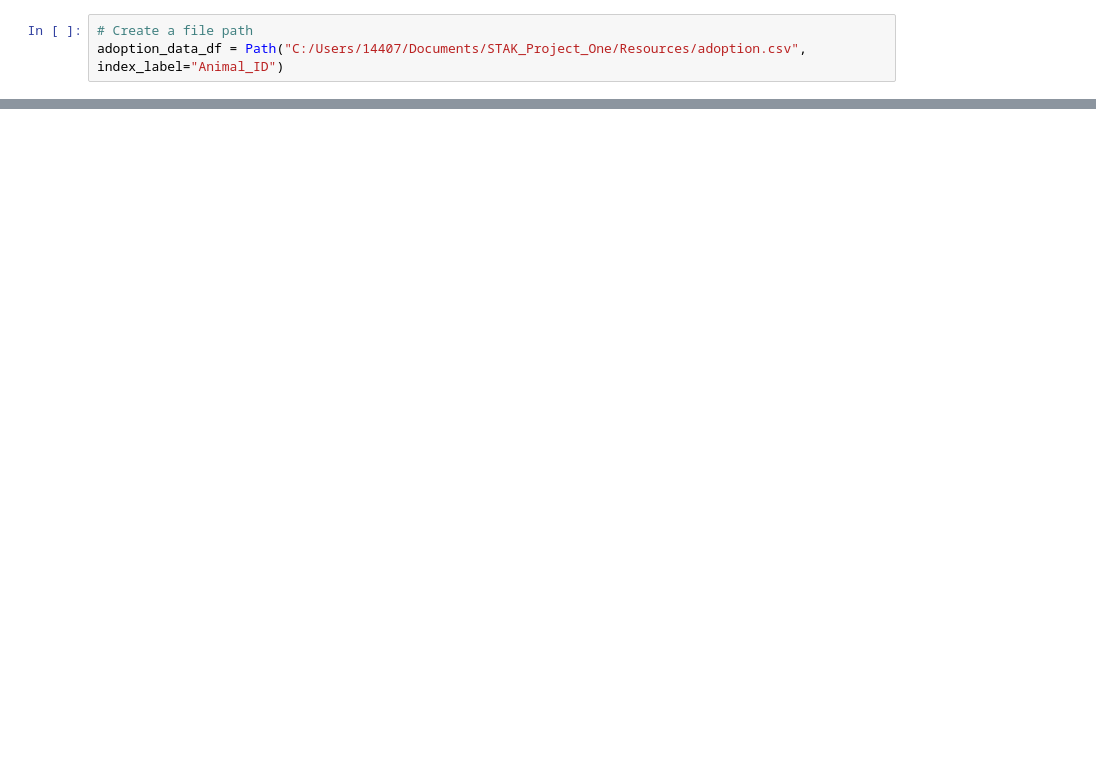
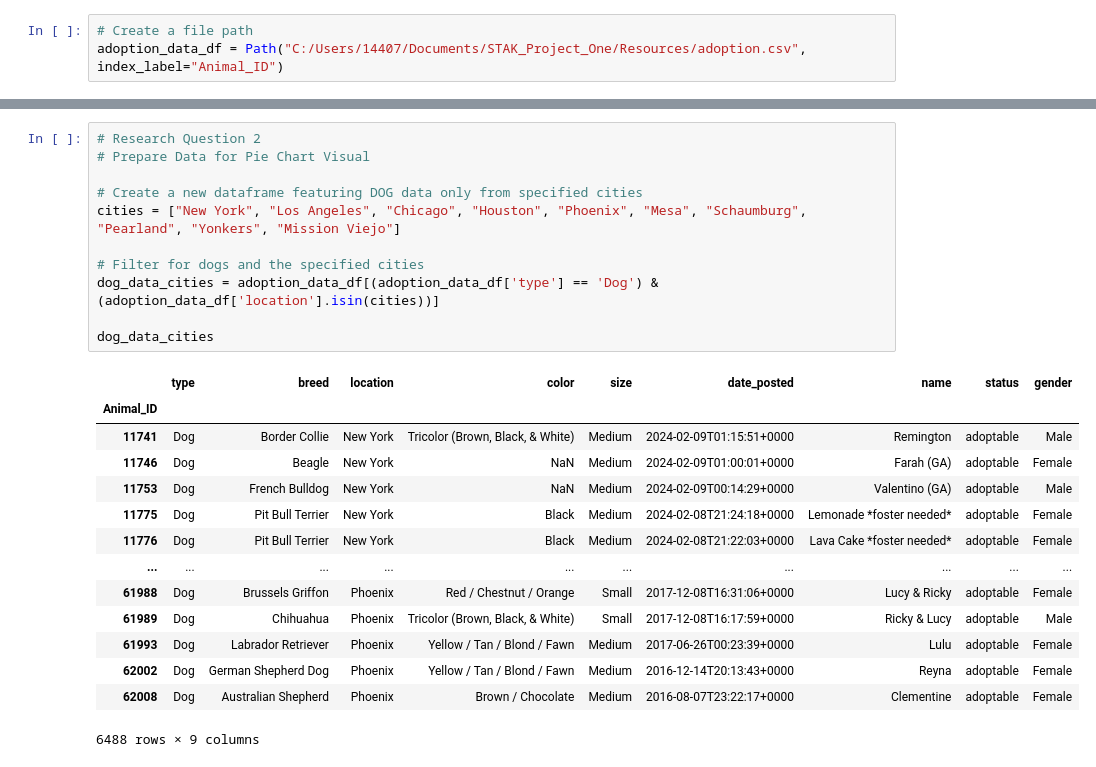
Before and after one commit to tfuenz/STAK_Project_One, a Jupyter notebook: Main_Adoption.ipynb, the cells around one changed output, grey strips where cells are left out. Cells and saved outputs as stored; diff of their text form; blank space fills up the shorter version.

```diff
--- a/Main_Adoption.ipynb
+++ b/Main_Adoption.ipynb
@@ -97,0 +482,26 @@ adoption_data_df.head()
+# %%
+# Research Question 2
+# Prepare Data for Pie Chart Visual
+
+# Create a new dataframe featuring DOG data only from specified cities
+cities = ["New York", "Los Angeles", "Chicago", "Houston", "Phoenix", "Mesa", "Schaumburg", "Pearland", "Yonkers", "Mission Viejo"]
+
+# Filter for dogs and the specified cities
+dog_data_cities = adoption_data_df[(adoption_data_df['type'] == 'Dog') & (adoption_data_df['location'].isin(cities))]
+
+dog_data_cities
+# %% [output]
+|  | type | breed | location | color | size | date_posted | name | status | gender |
+| Animal_ID |  |  |  |  |  |  |  |  |  |
+| 11741 | Dog | Border Collie | New York | Tricolor (Brown, Black, & White) | Medium | 2024-02-09T01:15:51+0000 | Remington | adoptable | Male |
+| 11746 | Dog | Beagle | New York | NaN | Medium | 2024-02-09T01:00:01+0000 | Farah (GA) | adoptable | Female |
+| 11753 | Dog | French Bulldog | New York | NaN | Medium | 2024-02-09T00:14:29+0000 | Valentino (GA) | adoptable | Male |
+| 11775 | Dog | Pit Bull Terrier | New York | Black | Medium | 2024-02-08T21:24:18+0000 | Lemonade *foster needed* | adoptable | Female |
+| 11776 | Dog | Pit Bull Terrier | New York | Black | Medium | 2024-02-08T21:22:03+0000 | Lava Cake *foster needed* | adoptable | Female |
+| ... | ... | ... | ... | ... | ... | ... | ... | ... | ... |
+| 61988 | Dog | Brussels Griffon | Phoenix | Red / Chestnut / Orange | Small | 2017-12-08T16:31:06+0000 | Lucy & Ricky | adoptable | Female |
+| 61989 | Dog | Chihuahua | Phoenix | Tricolor (Brown, Black, & White) | Small | 2017-12-08T16:17:59+0000 | Ricky & Lucy | adoptable | Male |
+| 61993 | Dog | Labrador Retriever | Phoenix | Yellow / Tan / Blond / Fawn | Medium | 2017-06-26T00:23:39+0000 | Lulu | adoptable | Female |
+| 62002 | Dog | German Shepherd Dog | Phoenix | Yellow / Tan / Blond / Fawn | Medium | 2016-12-14T20:13:43+0000 | Reyna | adoptable | Female |
+| 62008 | Dog | Australian Shepherd | Phoenix | Brown / Chocolate | Medium | 2016-08-07T23:22:17+0000 | Clementine | adoptable | Female |
+6488 rows × 9 columns
```
Also changed, not shown: parts of 37 cells of this notebook.
